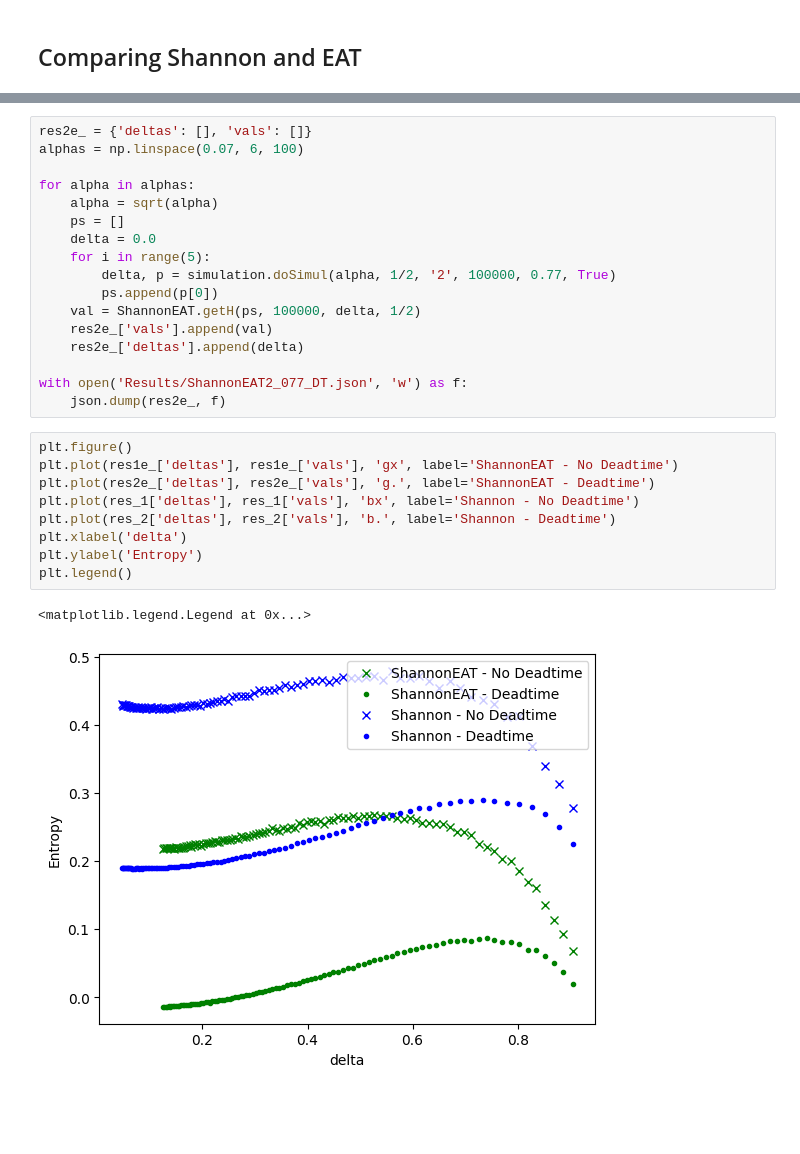
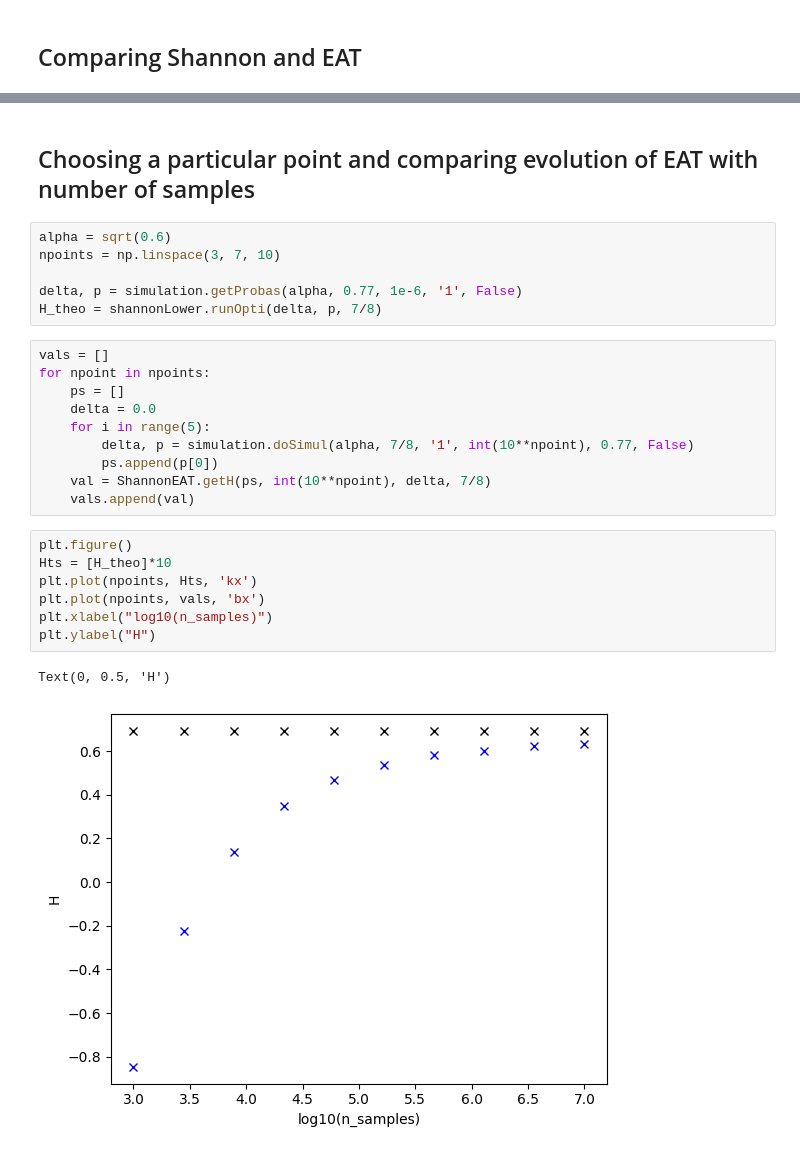
Before and after one commit to thmaoe/Master-thesis-QKD, a Jupyter notebook: results.ipynb, the cells around one changed output, grey strips where cells are left out. Cells and saved outputs as stored; diff of their text form; blank space fills up the shorter version.

```diff
--- a/results.ipynb
+++ b/results.ipynb
@@ -405,29 +415,28 @@ KeyboardInterrupt:
-# %%
-res2e_ = {'deltas': [], 'vals': []}
-alphas = np.linspace(0.07, 6, 100)
-
-for alpha in alphas:
-    alpha = sqrt(alpha)
-    ps = []
-    delta = 0.0
-    for i in range(5):
-        delta, p = simulation.doSimul(alpha, 1/2, '2', 100000, 0.77, True)
-        ps.append(p[0])
-    val = ShannonEAT.getH(ps, 100000, delta, 1/2)
-    res2e_['vals'].append(val)
-    res2e_['deltas'].append(delta)
-
-with open('Results/ShannonEAT2_077_DT.json', 'w') as f:
-    json.dump(res2e_, f)
-# %%
-plt.figure()
-plt.plot(res1e_['deltas'], res1e_['vals'], 'gx', label='ShannonEAT - No Deadtime')
-plt.plot(res2e_['deltas'], res2e_['vals'], 'g.', label='ShannonEAT - Deadtime')
-plt.plot(res_1['deltas'], res_1['vals'], 'bx', label='Shannon - No Deadtime')
-plt.plot(res_2['deltas'], res_2['vals'], 'b.', label='Shannon - Deadtime')
-plt.xlabel('delta')
-plt.ylabel('Entropy')
-plt.legend()
-# %% [output]
-<matplotlib.legend.Legend at 0x...>
-[figure, removed]
+# %% [markdown]
+## Choosing a particular point and comparing evolution of EAT with number of samples
+# %%
+alpha = sqrt(0.6)
+npoints = np.linspace(3, 7, 10)
+
+delta, p = simulation.getProbas(alpha, 0.77, 1e-6, '1', False)
+H_theo = shannonLower.runOpti(delta, p, 7/8)
+# %%
+vals = []
+for npoint in npoints:
+    ps = []
+    delta = 0.0
+    for i in range(5):
+        delta, p = simulation.doSimul(alpha, 7/8, '1', int(10**npoint), 0.77, False)
+        ps.append(p[0])
+    val = ShannonEAT.getH(ps, int(10**npoint), delta, 7/8)
+    vals.append(val)
+# %%
+plt.figure()
+Hts = [H_theo]*10
+plt.plot(npoints, Hts, 'kx')
+plt.plot(npoints, vals, 'bx')
+plt.xlabel("log10(n_samples)")
+plt.ylabel("H")
+# %% [output]
+Text(0, 0.5, 'H')
+[figure, added]
```
Also changed, not shown: parts of 22 cells of this notebook.
